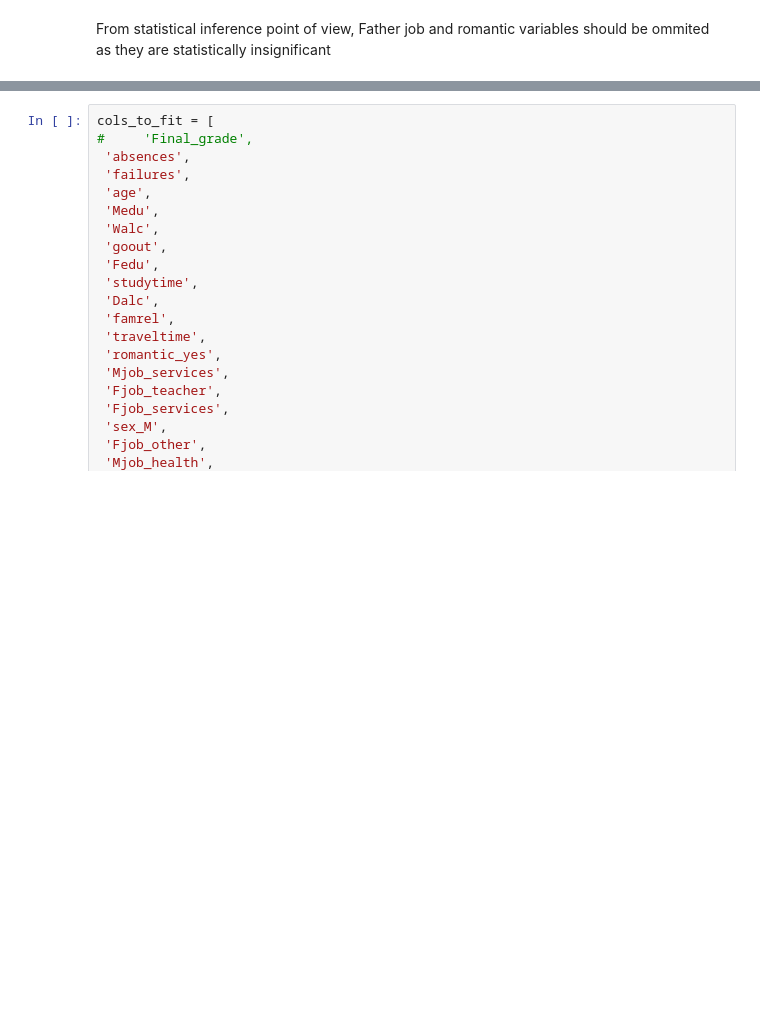
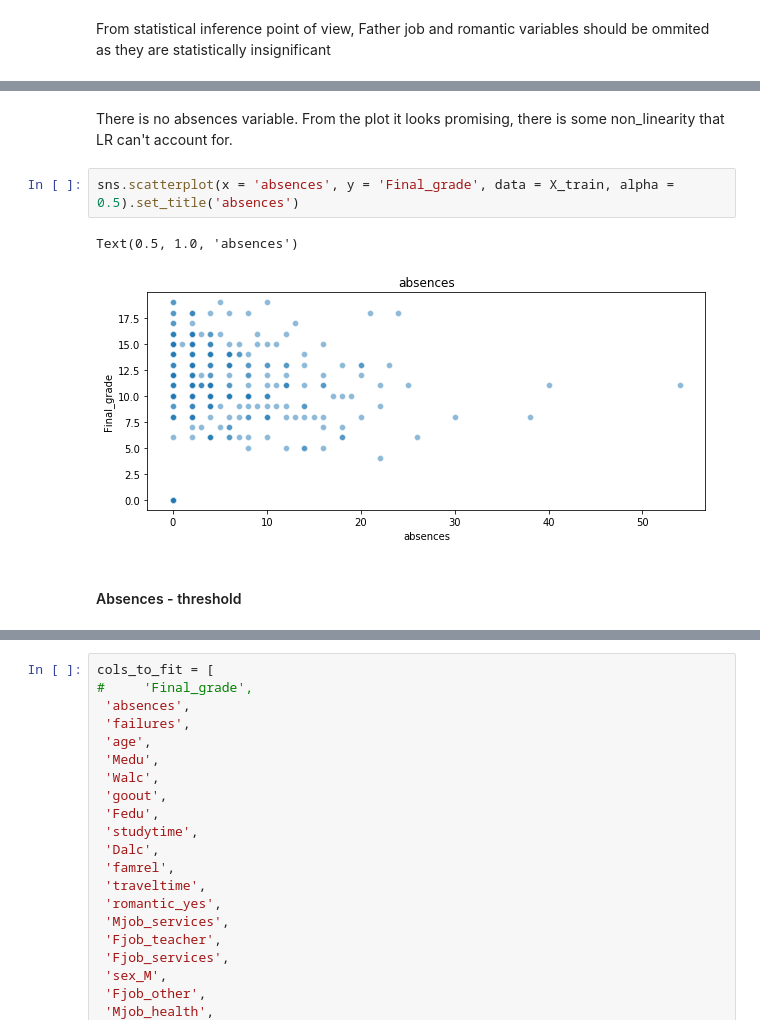
Before and after one commit to bugraefendi/ML-Grades, a Jupyter notebook: Modeling.ipynb, the cells around one changed output, grey strips where cells are left out. Saved outputs shown, nothing was run; the diff lists cells and outputs as text; blank space fills up the shorter version.

```diff
--- a/Modeling.ipynb
+++ b/Modeling.ipynb
@@ -486,0 +507,9 @@ KNN
+# %% [markdown]
+There is no absences variable. From the plot it looks promising, there is some non_linearity that LR can't account for.
+# %%
+sns.scatterplot(x = 'absences', y = 'Final_grade', data = X_train, alpha = 0.5).set_title('absences')
+# %% [output]
+Text(0.5, 1.0, 'absences')
+[figure, added]
+# %% [markdown]
+#### Absences - threshold
```
Also changed, not shown: parts of 40 cells of this notebook, 2 other files.
